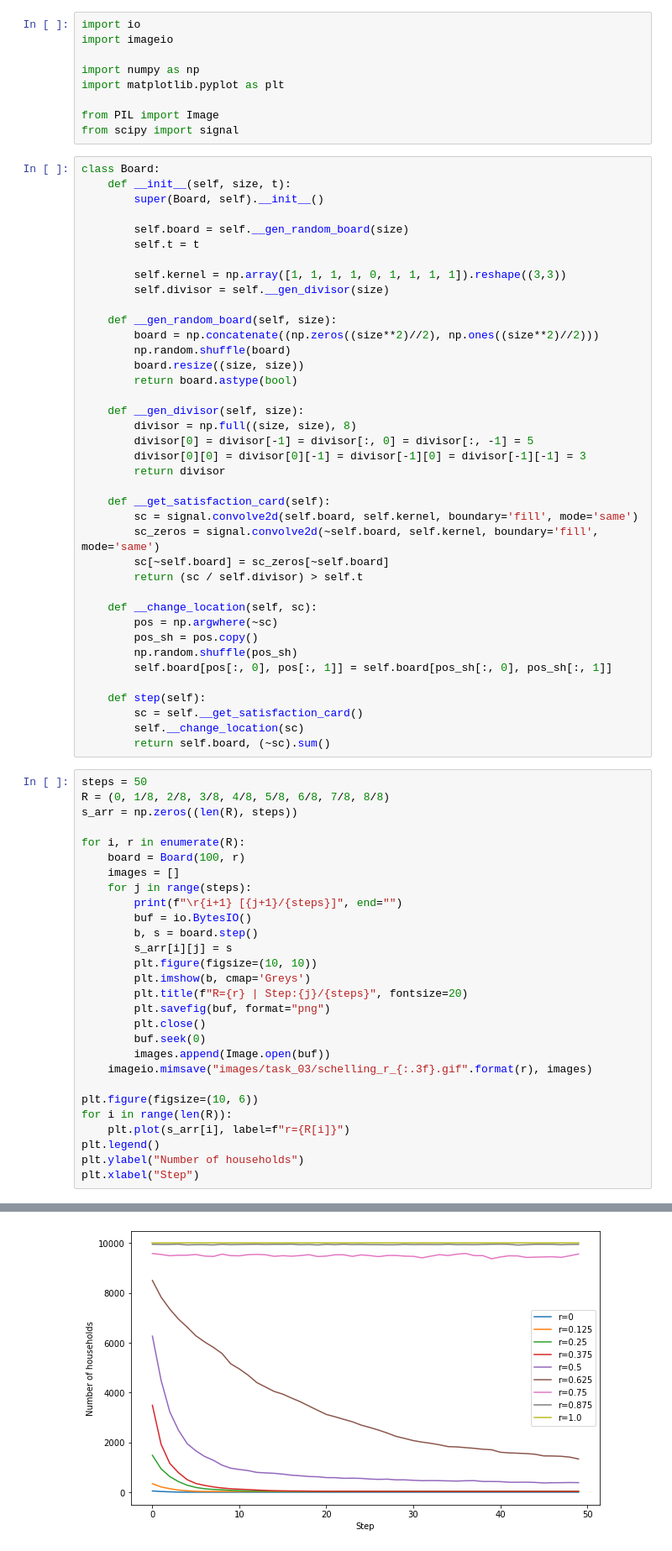
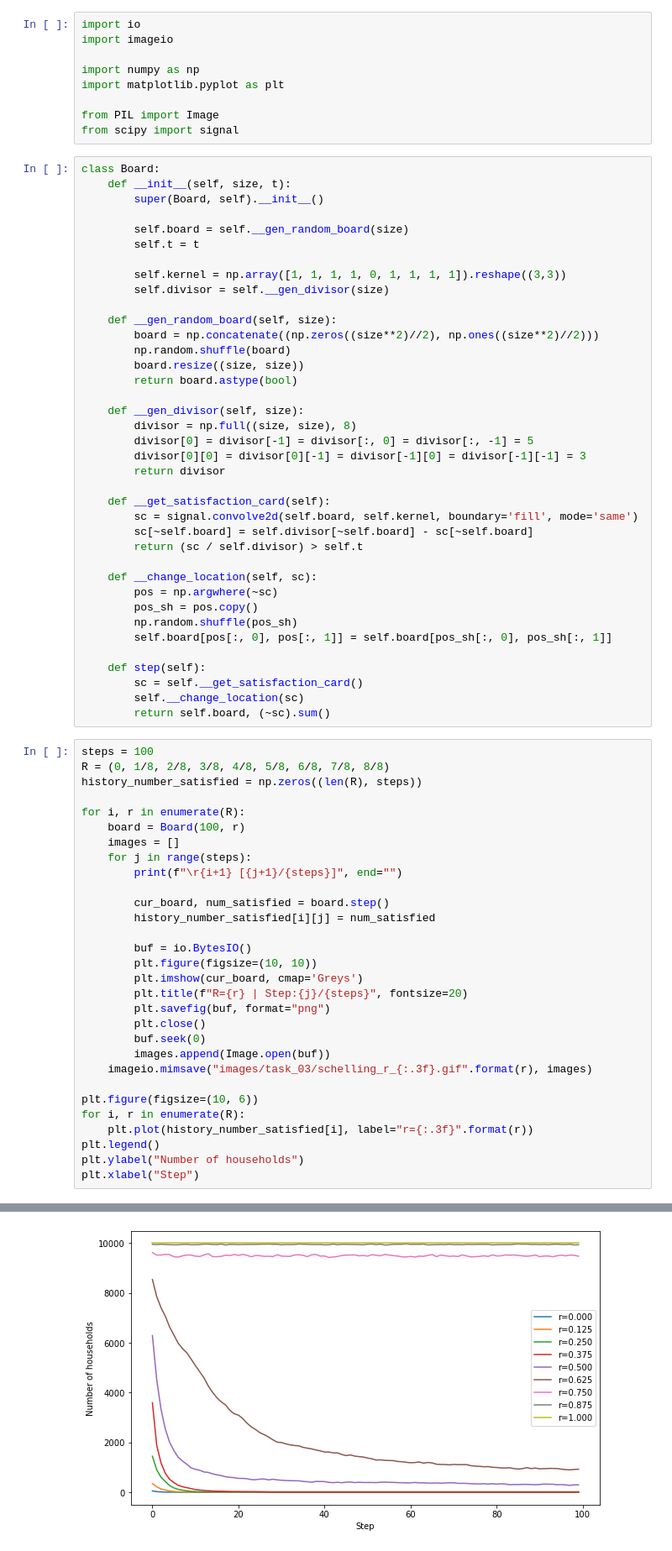
Before and after one commit to CaBuHoB/High-Performance-Python-Lab, a Jupyter notebook: Tasks/Task_03.ipynb, the cells around one changed output, grey strips where cells are left out. Shown: that part at 84% size. Cells and saved outputs as stored; diff of their text form.

```diff
--- a/Tasks/Task_03.ipynb
+++ b/Tasks/Task_03.ipynb
@@ -32,8 +32,7 @@ class Board:
 
     def __get_satisfaction_card(self):
         sc = signal.convolve2d(self.board, self.kernel, boundary='fill', mode='same')
-        sc_zeros = signal.convolve2d(~self.board, self.kernel, boundary='fill', mode='same')
-        sc[~self.board] = sc_zeros[~self.board]
+        sc[~self.board] = self.divisor[~self.board] - sc[~self.board]
         return (sc / self.divisor) > self.t
 
     def __change_location(self, sc):
@@ -47,20 +46,22 @@ class Board:
         self.__change_location(sc)
         return self.board, (~sc).sum()
 # %%
-steps = 50
+steps = 100
 R = (0, 1/8, 2/8, 3/8, 4/8, 5/8, 6/8, 7/8, 8/8)
-s_arr = np.zeros((len(R), steps))
+history_number_satisfied = np.zeros((len(R), steps))
 
 for i, r in enumerate(R):
     board = Board(100, r)
     images = []
     for j in range(steps):
         print(f"\r{i+1} [{j+1}/{steps}]", end="")
+
+        cur_board, num_satisfied = board.step()
+        history_number_satisfied[i][j] = num_satisfied
+
         buf = io.BytesIO()
-        b, s = board.step()
-        s_arr[i][j] = s
         plt.figure(figsize=(10, 10))
-        plt.imshow(b, cmap='Greys')
+        plt.imshow(cur_board, cmap='Greys')
         plt.title(f"R={r} | Step:{j}/{steps}", fontsize=20)
         plt.savefig(buf, format="png")
         plt.close()
@@ -69,8 +70,8 @@ for i, r in enumerate(R):
     imageio.mimsave("images/task_03/schelling_r_{:.3f}.gif".format(r), images)
 
 plt.figure(figsize=(10, 6))
-for i in range(len(R)):
-    plt.plot(s_arr[i], label=f"r={R[i]}")
+for i, r in enumerate(R):
+    plt.plot(history_number_satisfied[i], label="r={:.3f}".format(r))
 plt.legend()
 plt.ylabel("Number of households")
 plt.xlabel("Step")
@@ -79,5 +80,5 @@ plt.xlabel("Step")
 Text(0.5, 0, 'Step')
-[figure, old version]
+[figure, new version]
 # %% [markdown]
 ![Gif](images/task_03/schelling_r_0.000.gif)
 # %% [markdown]
```
Also changed, not shown: parts of 1 cell of this notebook, 9 other files.
